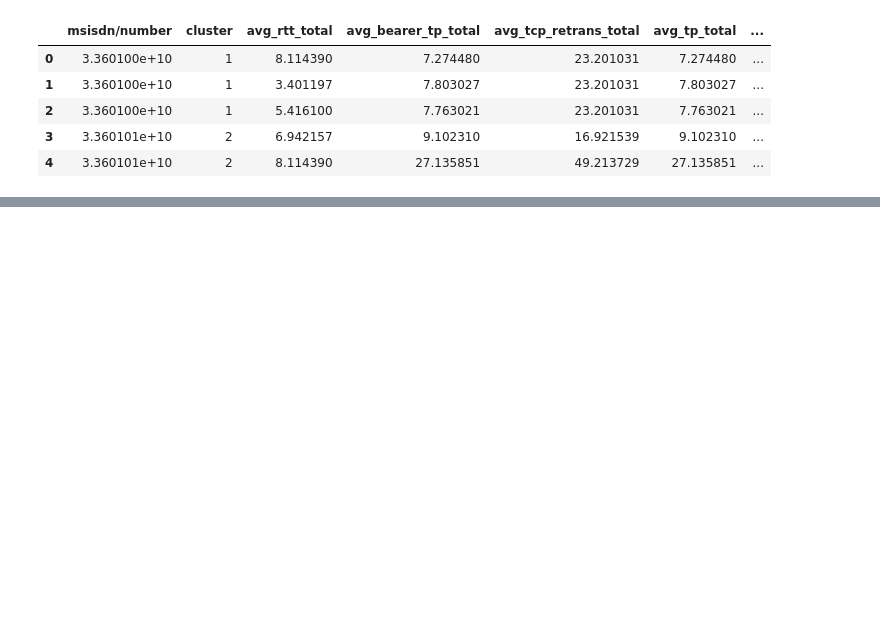
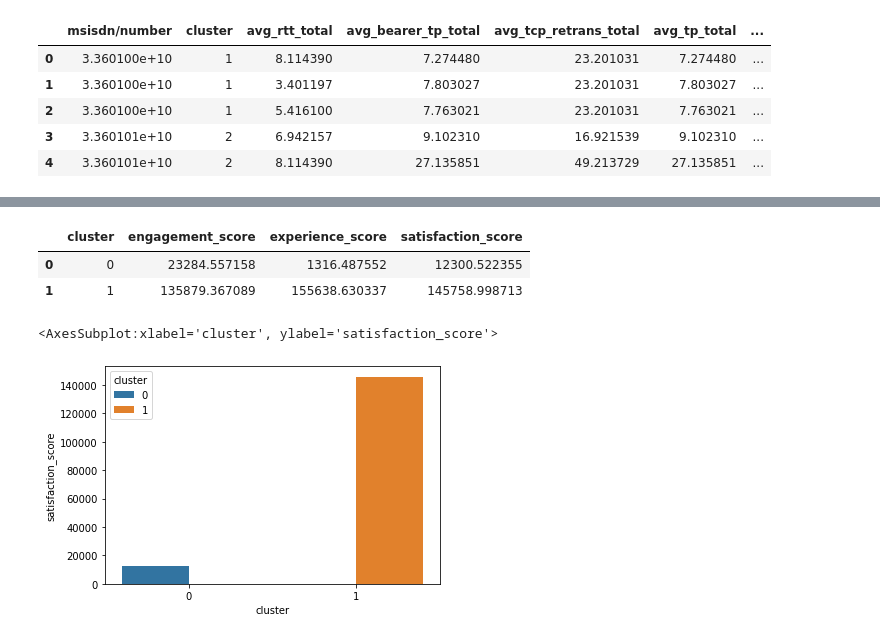
Before and after one commit to Habta3/User-Engagement-And-Experiance-analysis, a Jupyter notebook: User Satisfaction Analysis.ipynb, the cells around one changed output, grey strips where cells are left out. Saved outputs shown, nothing was run; the diff lists cells and outputs as text; code cells hidden in the pictures; blank space fills up the shorter version.

```diff
--- a/User Satisfaction Analysis.ipynb
+++ b/User Satisfaction Analysis.ipynb
@@ -245,0 +396,5 @@ KeyError: 'experience_score'
+# %%
+u_sat_eng = user_satisfaction_df.copy()
+# %%
+u_sat_eng.insert(0, 'cluster', kmeans.labels_)
+u_sat_eng.head(5)
@@ -245,0 +411,20 @@ KeyError: 'experience_score'
+# %%
+agg_sat = u_sat_eng.groupby('cluster').agg(
+    {'engagement_score': 'sum', 'experience_score': 'sum','satisfaction_score':'sum'})
+# %%
+agg_sat_df = pd.DataFrame()
+agg_sat_df['cluster'] = agg_sat.index
+agg_sat_df['engagement_score'] = agg_sat['engagement_score']
+agg_sat_df['experience_score'] = agg_sat['experience_score']
+agg_sat_df['satisfaction_score'] = agg_sat['satisfaction_score']
+# %%
+agg_sat_df.head()
+# %% [output]
+|  | cluster | engagement_score | experience_score | satisfaction_score |
+| 0 | 0 | 23284.557158 | 1316.487552 | 12300.522355 |
+| 1 | 1 | 135879.367089 | 155638.630337 | 145758.998713 |
+# %%
+sns.barplot(x="cluster", y="satisfaction_score", hue="cluster", data=agg_sat_df)
+# %% [output]
+<AxesSubplot:xlabel='cluster', ylabel='satisfaction_score'>
+[figure, added]
```
Also changed, not shown: parts of 48 cells of this notebook.
